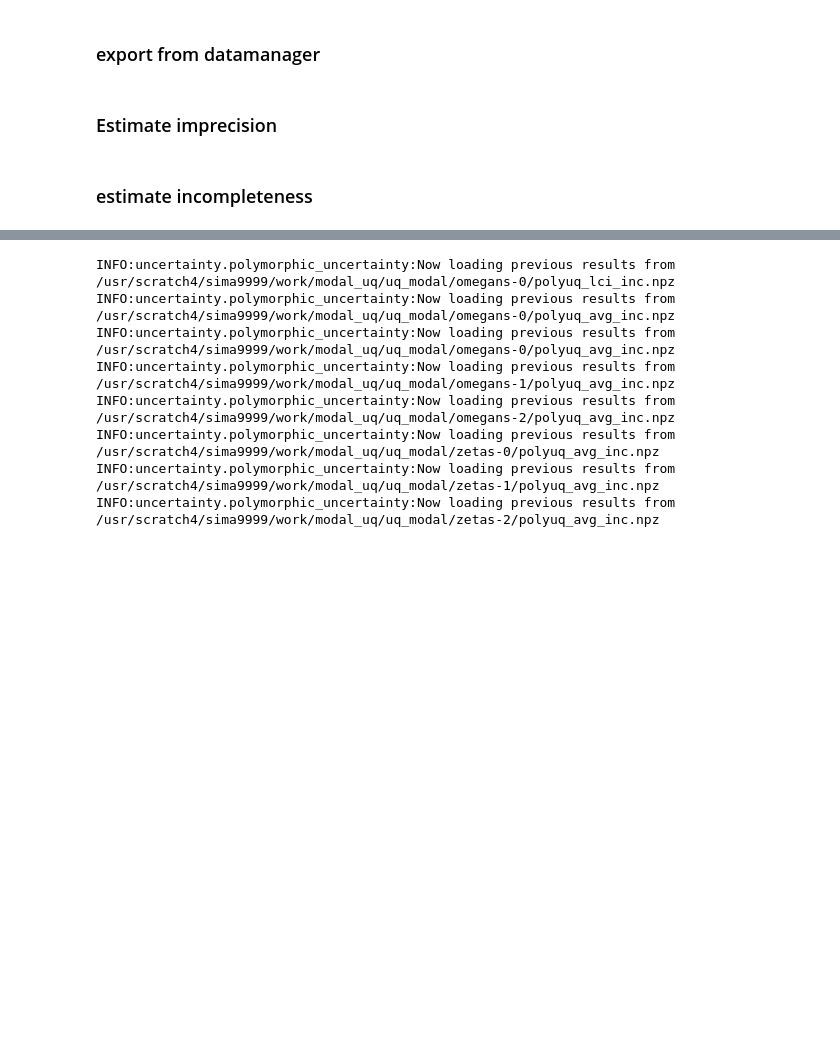
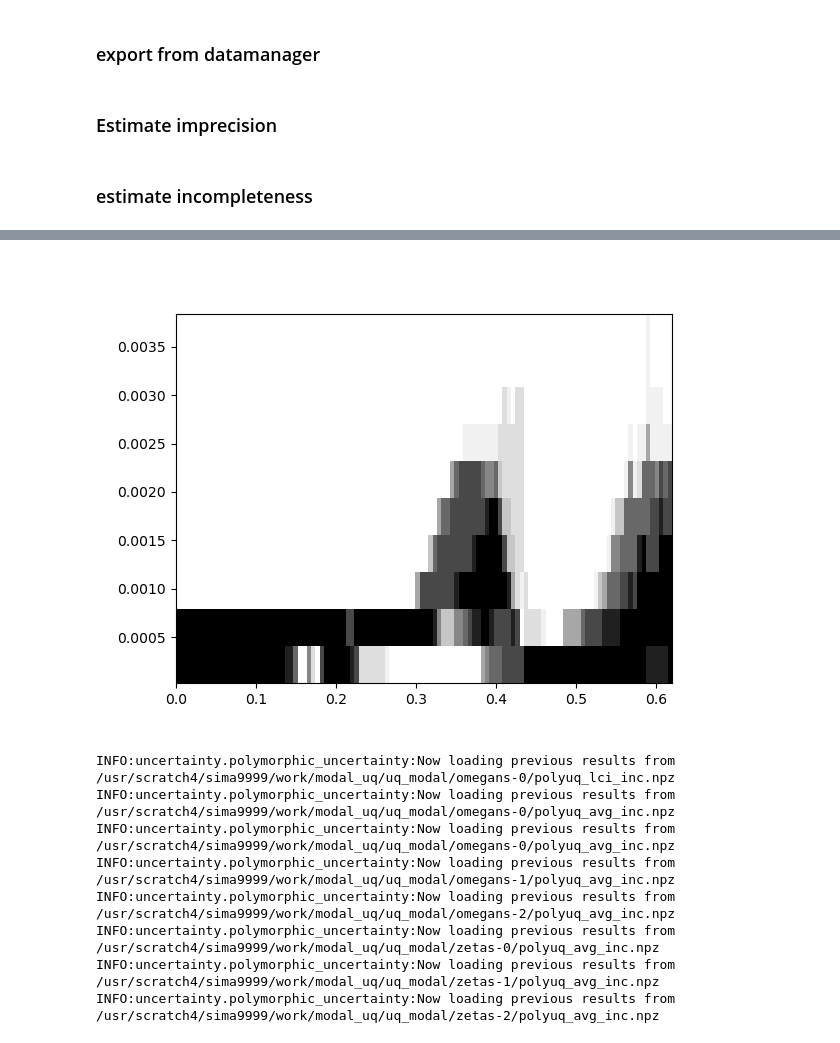
Before and after one commit to simonmarwitz/oma_uq, a Jupyter notebook: evicential_stochastic_beam.ipynb, the cells around one changed output, grey strips where cells are left out. Drawn from its saved outputs; the diff is of its cells as text; code cells hidden in the pictures; blank space fills up the shorter version.

```diff
--- a/evicential_stochastic_beam.ipynb
+++ b/evicential_stochastic_beam.ipynb
@@ -313,14 +395,17 @@ n_bins_bel = bins_bel.shape[0]
 poly_uq = PolyUQ(vars_ale, vars_epi, dim_ex=dim_ex)
 for ret_name in ['damp_freqs','zetas','frf']:
     if ret_name == 'frf':
-        continue
+        # continue
         #frequencies = np.arange(2048)
         all_focals = []
-        space_ind = 3
-        for freq_ind in range(1025):
+        space_ind = 1
+        for freq_ind in range(127):
             ret_ind = {'frequencies':freq_ind, 'space':space_ind}
             ret_dir = f'{ret_name}-{".".join(str(e) for e in ret_ind.values())}'
-            arr = np.load(os.path.join(result_dir,'estimations',f'{ret_dir}/polyuq_avg_inc.npz'))
+
+            inc_path = os.path.join(result_dir,'estimations',f'{ret_dir}/polyuq_avg_inc.npz')
+            if not os.path.exists(inc_path): continue
+            arr = np.load(inc_path)
 #             poly_uq.load_state(f'/usr/scratch4/sima9999/work/modal_uq/uq_modal/{ret_dir}/polyuq_avg_inc.npz')
             focals_stats, focals_mass = arr['self.focals_stats'], arr['self.focals_mass']
             all_focals.append(focals_stats)
@@ -329,12 +414,12 @@ for ret_name in ['damp_freqs','zetas','frf']:
         n_bins_bel = bel_stats.shape[1]
         cmap = matplotlib.cm.get_cmap('Greys', n_bins_bel)
         plt.figure()
-        im = plt.imshow(pl_stats.T, aspect='auto', extent= (0, 5, np.min(focals_stats), np.max(focals_stats)),
+        im = plt.imshow(pl_stats.T, aspect='auto', extent= (0, 5/1025*127, np.min(focals_stats), np.max(focals_stats)),
                         cmap=cmap, origin='lower')
 
 
     else:
-#         continue
+        continue
 #         fig, (ax1,ax2) = plt.subplots(1,2,gridspec_kw={'width_ratios': [3, 1]}, sharey=True)
         fig, ax1 = plt.subplots()
 
@@ -345,35 +430,38 @@ for ret_name in ['damp_freqs','zetas','frf']:
 #             poly_uq.load_state(os.path.join(result_dir,'estimations',f'{ret_dir}/polyuq_lci_inc.npz'))
 #             focals_stats, focals_mass = poly_uq.focals_stats, poly_uq.focals_mass
 #             if False:
 #                 plot_focals(focals_stats[0,:,:], focals_mass, ax2)
 #             else:
 #                 bel_stats, pl_stats, q_stats, bins_bel = aggregate_mass(focals_stats, focals_mass, 1, False)
 #                 ax2.step(bins_bel, pl_stats[0], where='post',label='plausibility ')
-
-            poly_uq.load_state(os.path.join(result_dir,'estimations',f'{ret_dir}/polyuq_avg_inc.npz'))
+            inc_path = os.path.join(result_dir,'estimations',f'{ret_dir}/polyuq_avg_inc.npz')
+            if not os.path.exists(inc_path): continue
+            poly_uq.load_state(inc_path)
             focals_stats, focals_mass = poly_uq.focals_stats, poly_uq.focals_mass
 
             if False:
                 plot_focals(focals_stats[0,:,:], focals_mass, ax1)
             else:
                 bel_stats, pl_stats, q_stats, bins_bel = aggregate_mass(focals_stats, focals_mass, 10, False)
                 ax1.step(bins_bel, pl_stats[0], where='post',label='plausibility ')
 
 
 
 
 
 # plt.step(bins_bel, bel_stats[0], where='post',label='belief')
 # plt.step(bins_bel, bel_stats[1], where='post',label='belief')
 # plt.step(bins_bel, pl_stats[0], where='post',label='plausibility ')
 # plt.step(bins_bel, pl_stats[1], where='post', c='grey')
 # plt.step(bins_bel, pl_stats[0], where='post', c='grey')
 # plt.fill_between(bins_bel, pl_stats[0], pl_stats[1], step='post',label='plausibility', color='lightgrey')
 # plt.step(bins_bel, q_stats[0], where='post',label='commonality')
 # plt.legend()
 # plt.xlabel(f"{ret_dir}")
 # plt.ylabel("mass")
 # None
+# %% [output]
+[figure, added]
 # %%
 all_focals_this = np.stack([foc[0,:,:] for foc in all_focals])
 # all_focals_this /= np.max(all_focals_this)
```
Also changed, not shown: parts of 7 cells of this notebook, 4 other files.
